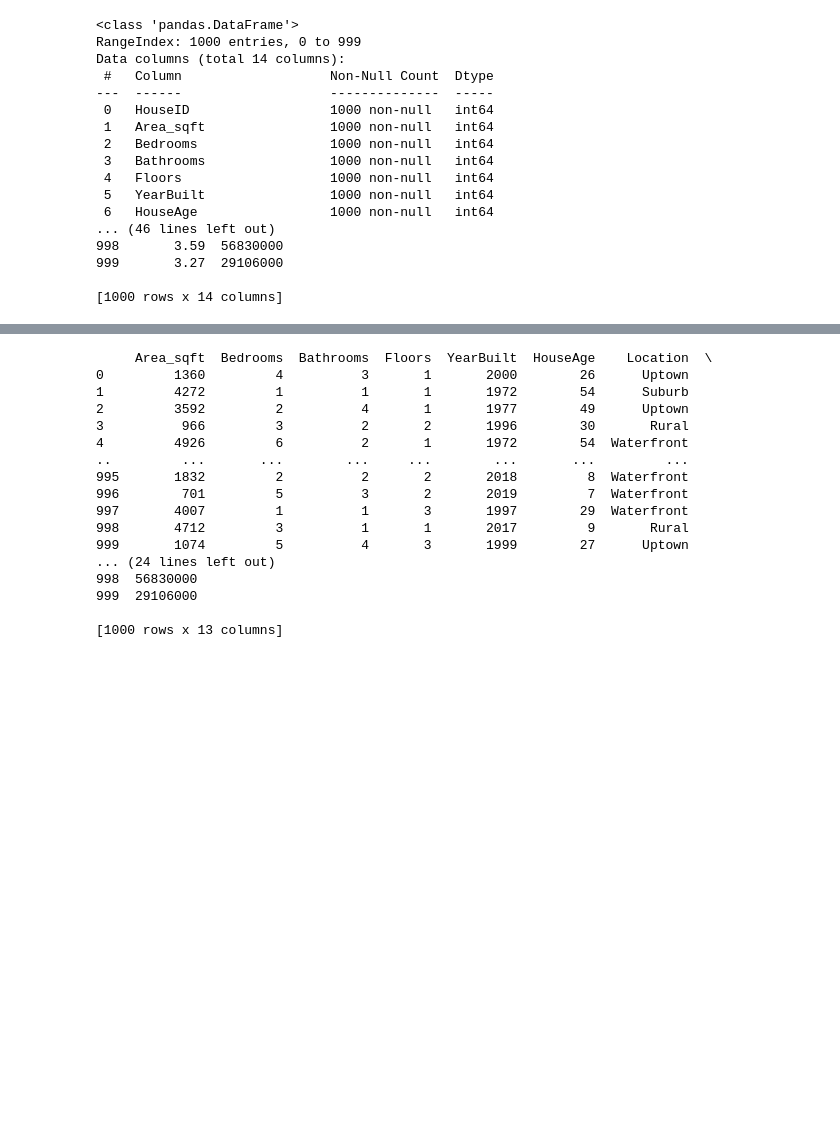
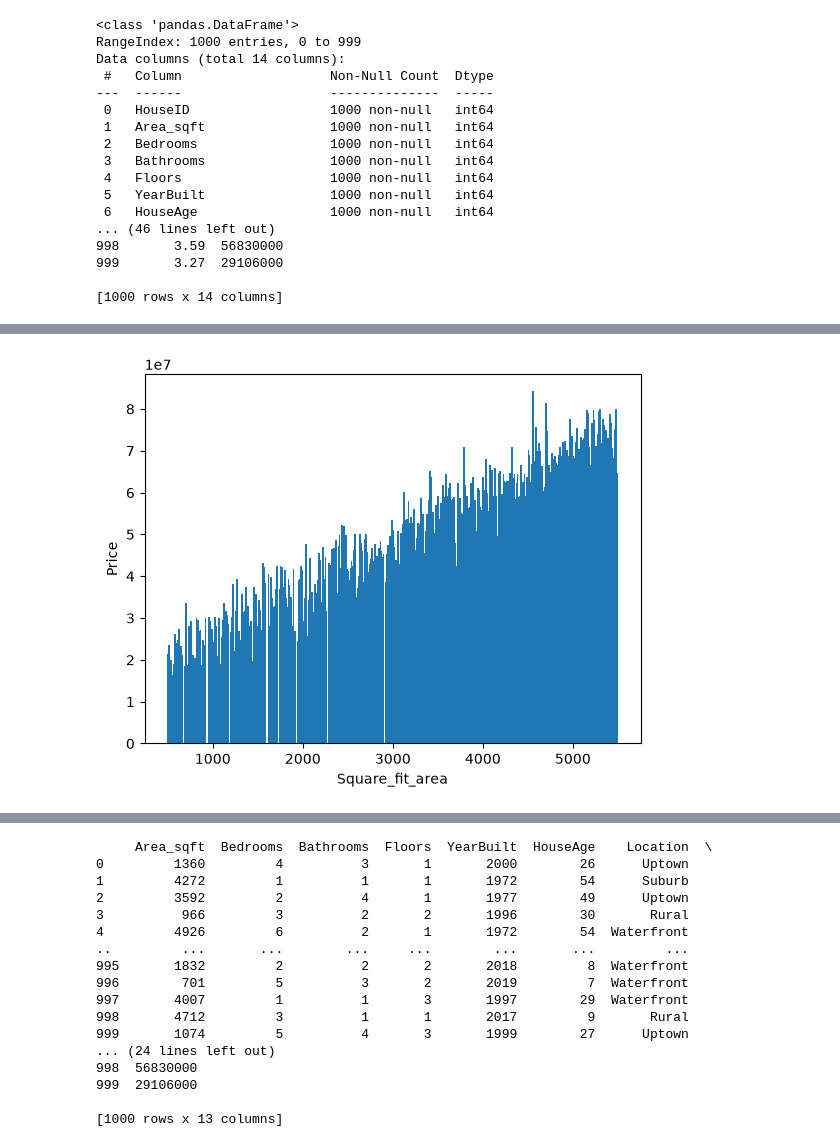
Before and after one commit to Rahulthatoi45/House-rs-prediction-LinearRegression, a Jupyter notebook: h_model.ipynb, the cells around one changed output, grey strips where cells are left out. Cells and saved outputs as stored; diff of their text form; code cells hidden in the pictures; blank space fills up the shorter version.

```diff
--- a/h_model.ipynb
+++ b/h_model.ipynb
@@ -25,0 +35,8 @@ Data columns (total 14 columns):
+# %%
+plt.Figure(figsize=(15,8))
+plt.bar(df['Area_sqft'],df['Price'], width=20)
+plt.xlabel('Square_fit_area')
+plt.ylabel('Price')
+plt.show()
+# %% [output]
+[figure, added]
```
Also changed, not shown: parts of 15 cells of this notebook, 1 other file.
